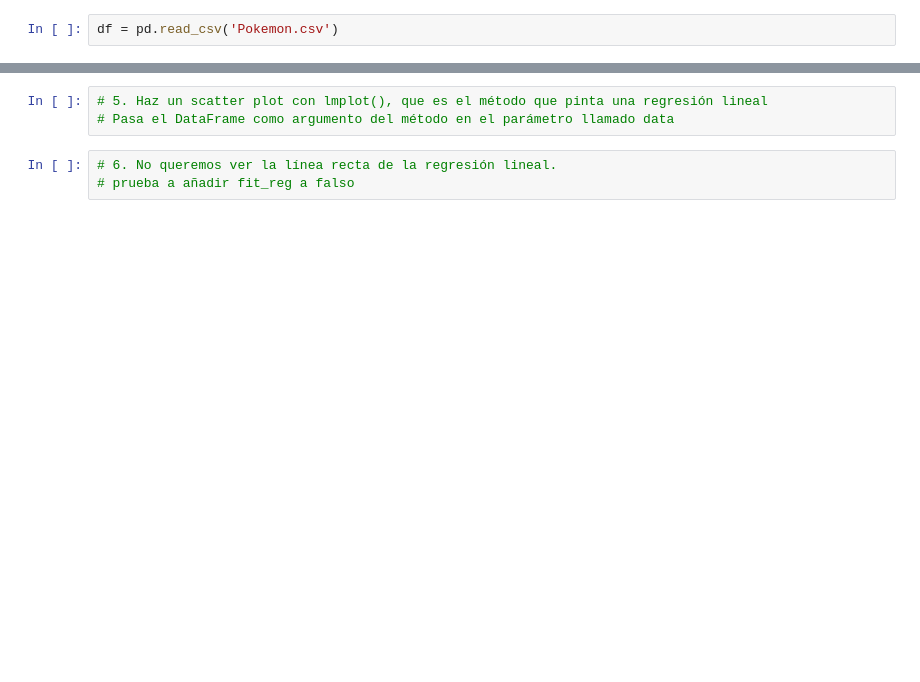
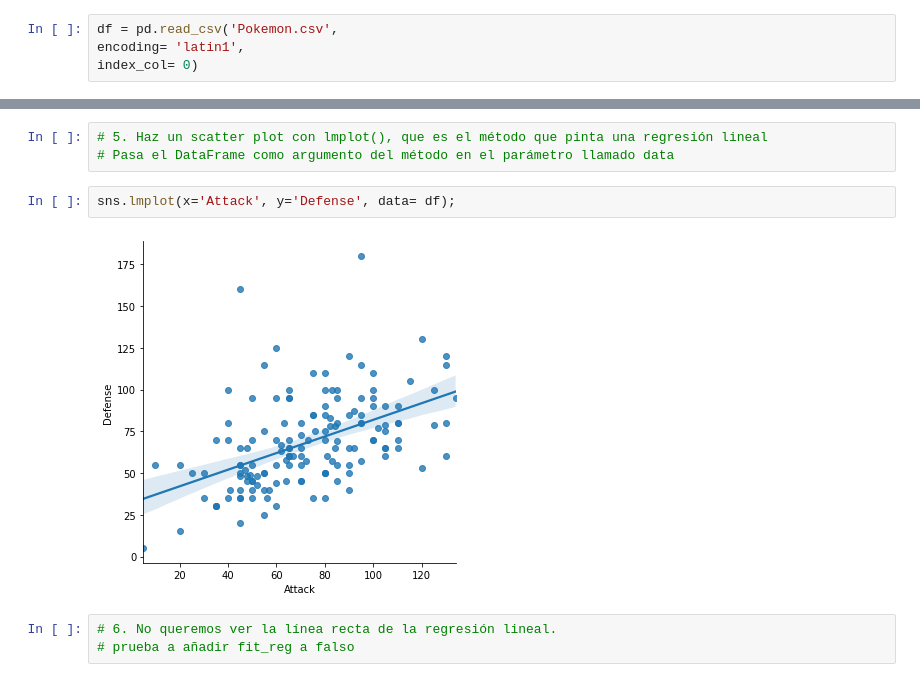
Before and after one commit to arturogzm93/arturo_the_bridge, a Jupyter notebook: 2-Data Analysis/4-Visualizacion/2-Seaborn/ejercicios_Seaborn.ipynb, the cells around one changed output, grey strips where cells are left out. Saved outputs shown, nothing was run; the diff lists cells and outputs as text; blank space fills up the shorter version.

```diff
--- a/2-Data Analysis/4-Visualizacion/2-Seaborn/ejercicios_Seaborn.ipynb
+++ b/2-Data Analysis/4-Visualizacion/2-Seaborn/ejercicios_Seaborn.ipynb
@@ -13,4 +13,6 @@ import seaborn as sns
 # %%
 # 3. Lee 'Pokemon.csv', lee la primera columna del csv como índice del DataFrame
 # %%
-df = pd.read_csv('Pokemon.csv')
+df = pd.read_csv('Pokemon.csv',
+encoding= 'latin1',
+index_col= 0)
@@ -21,6 +31,10 @@ UnicodeDecodeError: 'utf-8' codec can't decode byte 0x89 in position 7: invalid
 # %%
 # 5. Haz un scatter plot con lmplot(), que es el método que pinta una regresión lineal
 # Pasa el DataFrame como argumento del método en el parámetro llamado data
+# %%
+sns.lmplot(x='Attack', y='Defense', data= df);
+# %% [output]
+[figure, added]
 # %%
 # 6. No queremos ver la línea recta de la regresión lineal.
 # prueba a añadir fit_reg a falso
```
Also changed, not shown: parts of 25 cells of this notebook, 9 other files.
